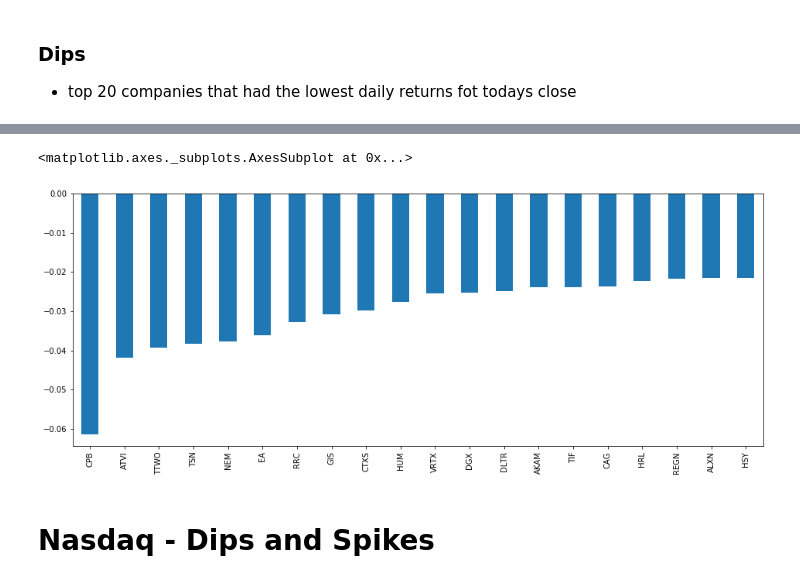
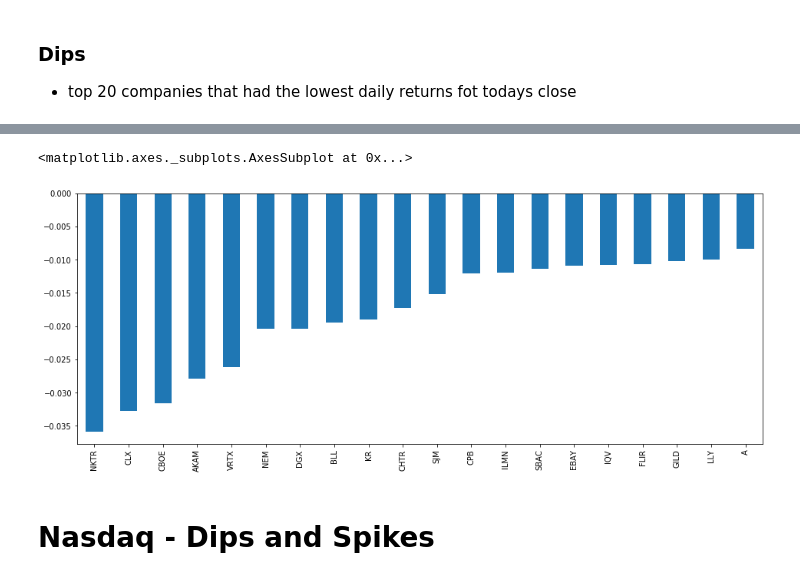
Before and after one commit to Berkat0789/Portfolio, a Jupyter notebook: Finance/S&P Daily Analysis - Returns/S&P and Nasdaq Daily returns analysis.ipynb, the cells around one changed output, grey strips where cells are left out. Drawn from its saved outputs; the diff is of its cells as text; code cells hidden in the pictures.

```diff
--- a/Finance/S&P Daily Analysis - Returns/S&P and Nasdaq Daily returns analysis.ipynb
+++ b/Finance/S&P Daily Analysis - Returns/S&P and Nasdaq Daily returns analysis.ipynb
@@ -134,8 +134,8 @@ Name: 2020-06-03 00:00:00, dtype: float64
 # %%
-returns_df.transpose()["2020-06-03"].sort_values(ascending = True).head(20).plot(kind = "bar", figsize = (16,6))
+returns_df.transpose()["2020-06-05"].sort_values(ascending = True).head(20).plot(kind = "bar", figsize = (16,6))
 # %% [output]
 <matplotlib.axes._subplots.AxesSubplot at 0x...>
-[figure, old version]
+[figure, new version]
 # %% [markdown]
 # Nasdaq - Dips and Spikes
 # %% [markdown]
```
Also changed, not shown: parts of 9 cells of this notebook, 38 other files.
